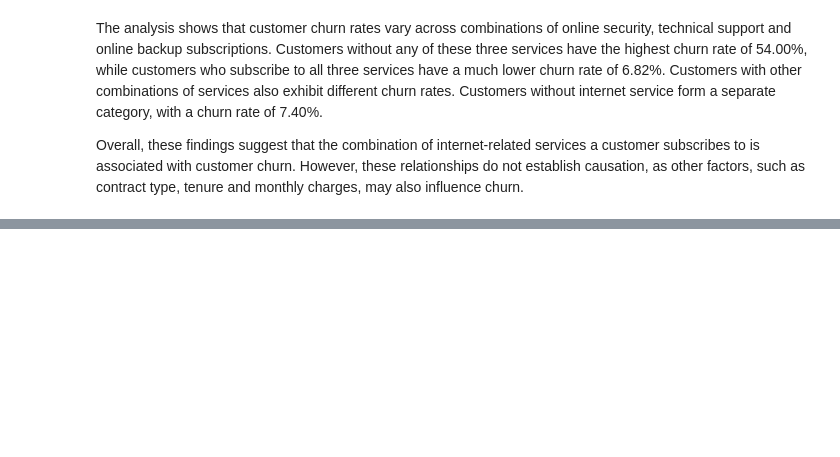
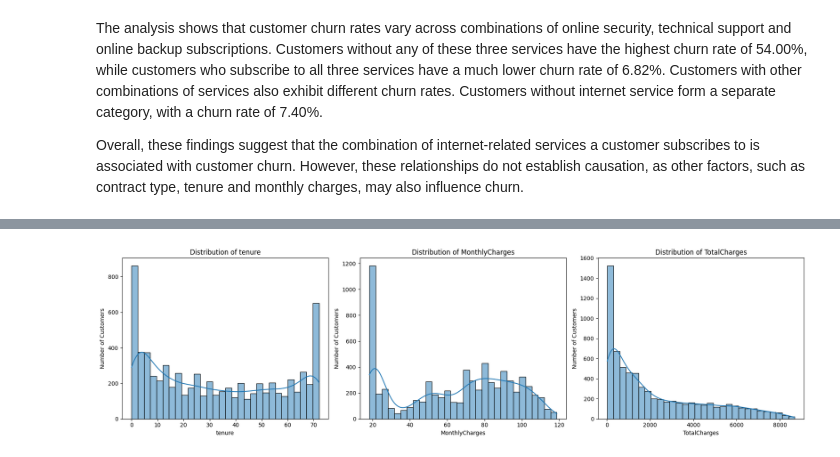
Before and after one commit to SJ174/MLCW, a Jupyter notebook: MLCW_Task_01.ipynb, the cells around one changed output, grey strips where cells are left out. Saved outputs shown, nothing was run; the diff lists cells and outputs as text; code cells hidden in the pictures; blank space fills up the shorter version.

Commit message:
Analyzed numerical variable distributions

```diff
--- a/MLCW_Task_01.ipynb
+++ b/MLCW_Task_01.ipynb
@@ -683,26 +683,3 @@ service_combination_churn.round(2)
 | 7 | Yes | Yes | No | 410 | 12.68 |
 | 4 | No internet service | No internet service | No internet service | 1526 | 7.40 |
 | 8 | Yes | Yes | Yes | 689 | 6.82 |
-# %%
-plt.figure(figsize=(12, 7))
-
-ax = sns.barplot(
-    data=service_combination_churn,
-    x='Churn_Rate',
-    y='Service_Combination'
-)
-
-for container in ax.containers:
-    ax.bar_label(
-        container,
-        fmt='%.2f%%',
-        padding=3
-    )
-
-plt.title('Customer Churn by Combination of Internet Services')
-plt.xlabel('Churn Rate (%)')
-plt.ylabel('Combination of Services')
-plt.xlim(0, 65)
-
-plt.tight_layout()
-plt.show()
@@ -714,0 +692,3 @@ Overall, these findings suggest that the combination of internet-related service
+# %%
+numerical_columns = ['tenure', 'MonthlyCharges', 'TotalCharges']
+df[numerical_columns].describe().round(2)
@@ -714,0 +705,19 @@ Overall, these findings suggest that the combination of internet-related service
+# %%
+fig, axes = plt.subplots(1, 3, figsize=(18, 5))
+
+for ax, column in zip(axes, numerical_columns):
+    sns.histplot(
+        data=df,
+        x=column,
+        bins=30,
+        kde=True,
+        ax=ax
+    )
+    ax.set_title(f'Distribution of {column}')
+    ax.set_xlabel(column)
+    ax.set_ylabel('Number of Customers')
+
+plt.tight_layout()
+plt.show()
+# %% [output]
+[figure, added]
```
Also changed, not shown: parts of 4 cells of this notebook.
